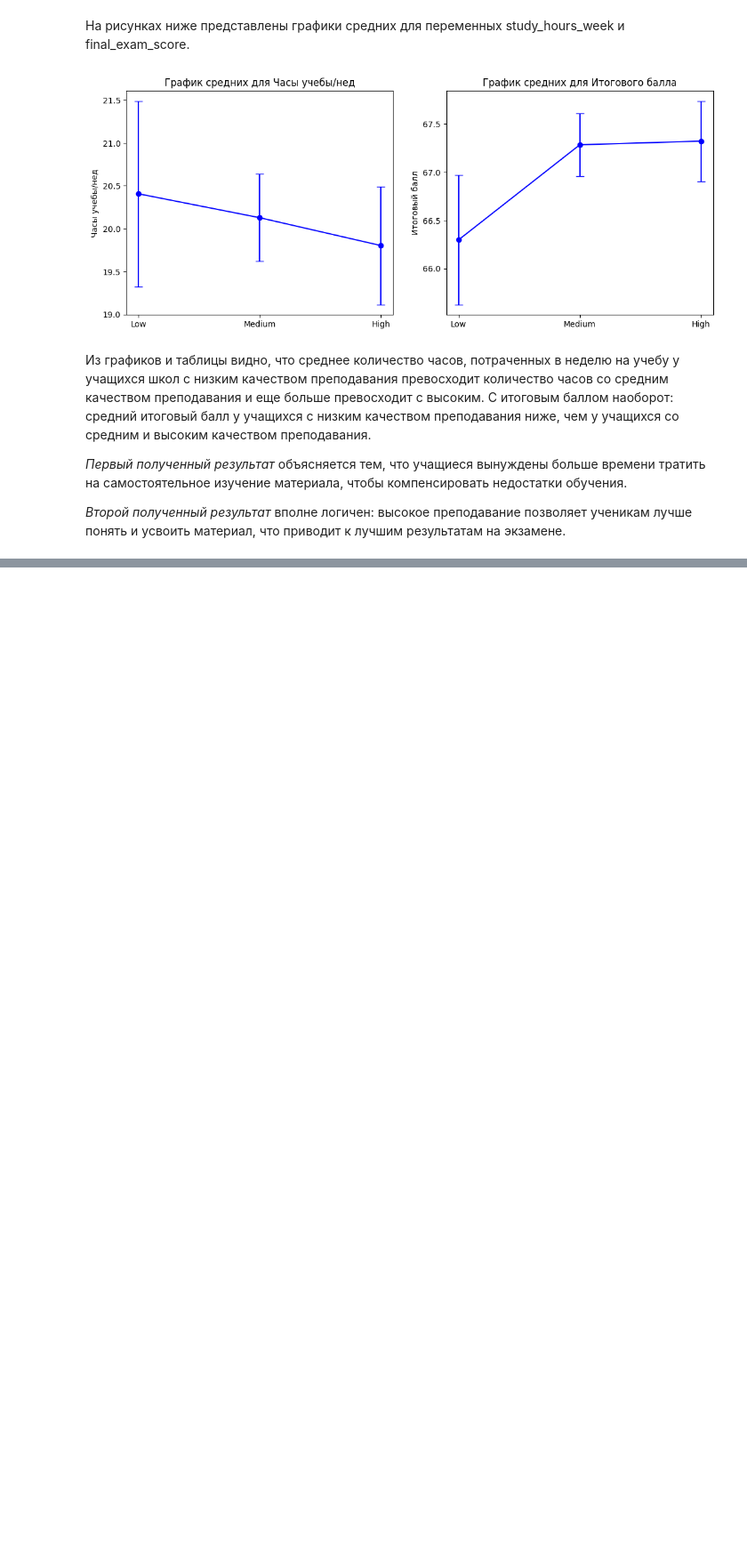
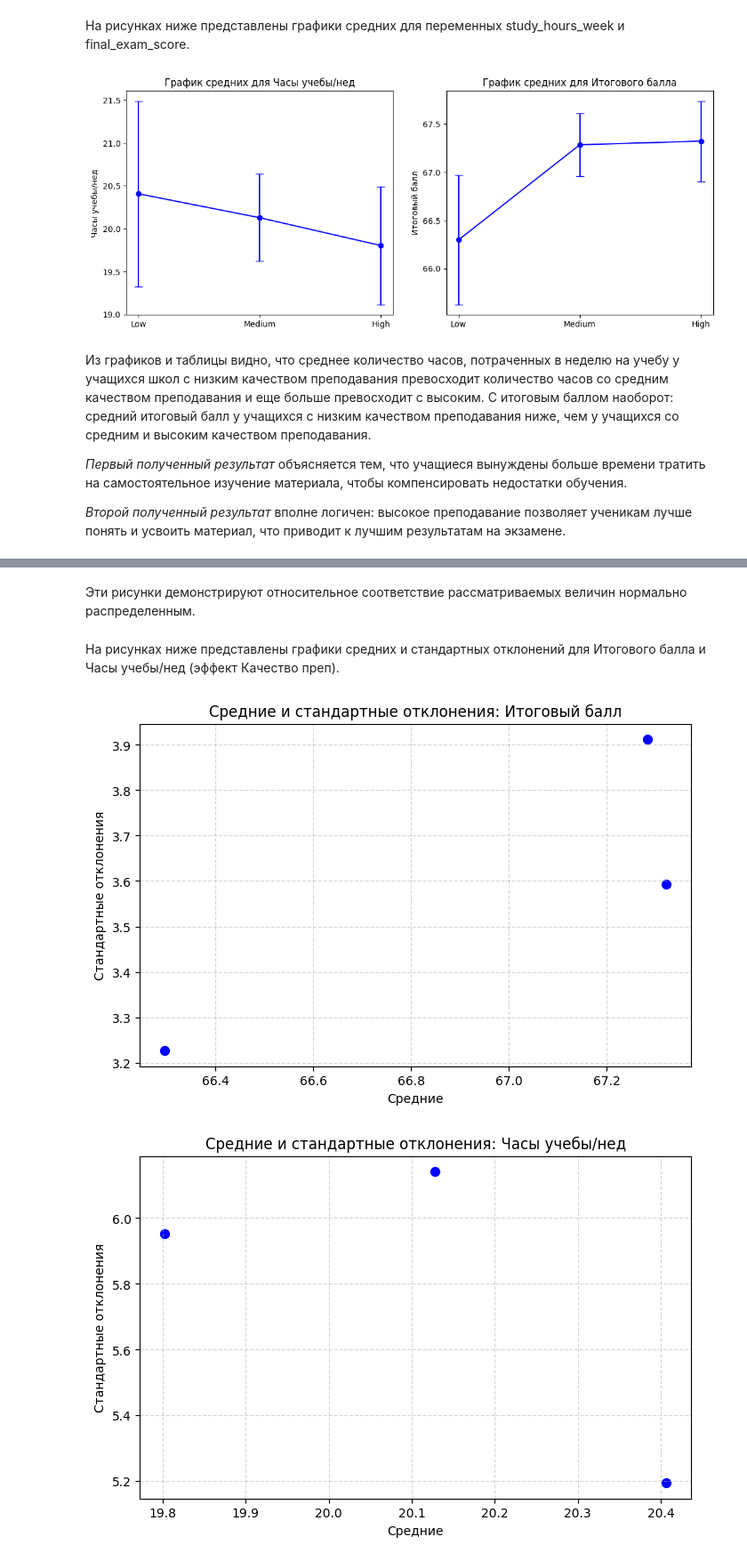
Before and after one commit to Shponarskii/student-perfomance-factors, a Jupyter notebook: notebooks/analysis_of_variance.ipynb, the cells around one changed output, grey strips where cells are left out. Shown: that part at 89% size. Cells and saved outputs as stored; diff of their text form; code cells hidden in the pictures; blank space fills up the shorter version.

```diff
--- a/notebooks/analysis_of_variance.ipynb
+++ b/notebooks/analysis_of_variance.ipynb
@@ -111,0 +289,23 @@ plt.show()
+# %% [markdown]
+Эти рисунки демонстрируют относительное соответствие рассматриваемых величин нормально распределенным.
+# %% [markdown]
+На рисунках ниже представлены графики средних и стандартных отклонений для Итогового балла и Часы учебы/нед (эффект Качество преп).
+# %%
+def plot_mean_sd(df, group_col, value_col, title):
+    summary = (df.groupby(group_col)[value_col].agg(['mean', 'std']).reindex(["Low", "Medium", "High"]))
+    x = summary['mean'].values
+    y = summary['std'].values
+    labels = summary.index.tolist()
+    plt.figure(figsize=(8,5))
+    plt.scatter(x, y, color="blue", s=50)
+    plt.xlabel("Средние")
+    plt.ylabel("Стандартные отклонения")
+    plt.title(title)
+    plt.grid(True, linestyle="--", alpha=0.5)
+    plt.show()
+
+plot_mean_sd(df, group_col="teaching_quality", value_col="final_exam_score", title="Средние и стандартные отклонения: Итоговый балл")
+plot_mean_sd(df, group_col="teaching_quality", value_col="study_hours_week", title="Средние и стандартные отклонения: Часы учебы/нед")
+# %% [output]
+[figure, added]
+[figure, added]
```
Also changed, not shown: parts of 15 cells of this notebook.
